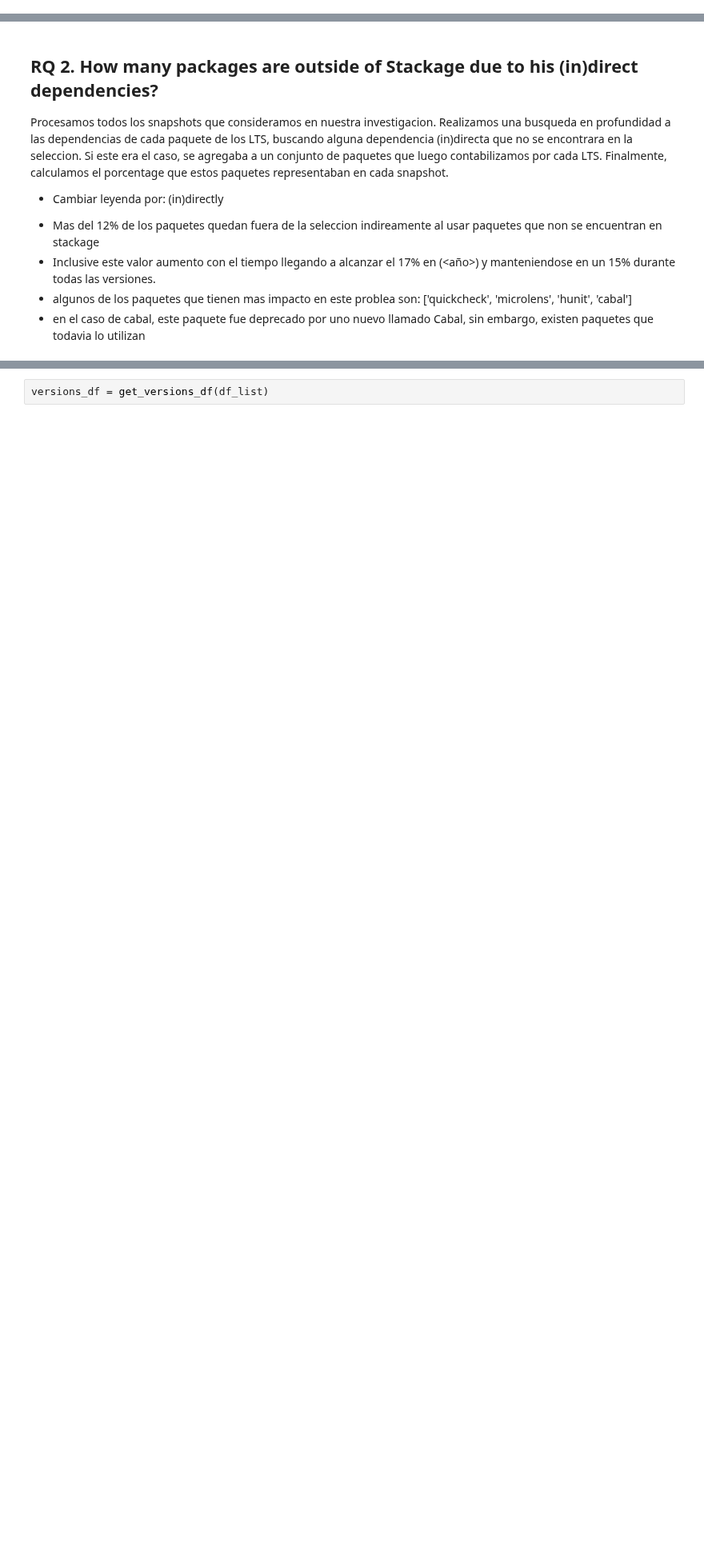
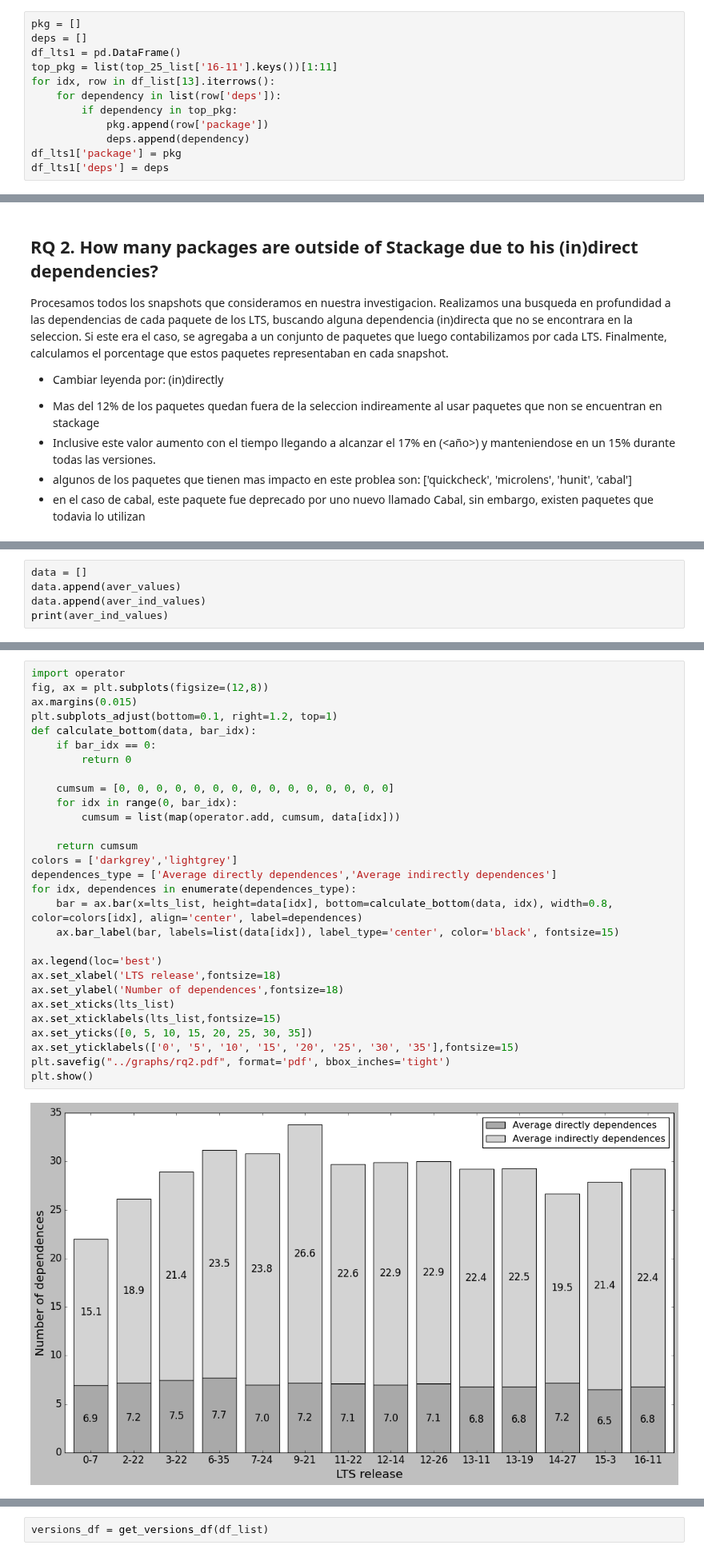
Before and after one commit to pragmaticslaboratory/stackage-evolution, a Jupyter notebook: notebooks/answers.ipynb, the cells around one changed output, grey strips where cells are left out. Shown at 80% size. Cells and saved outputs as stored; diff of their text form; blank space fills up the shorter version.

```diff
--- a/notebooks/answers.ipynb
+++ b/notebooks/answers.ipynb
@@ -469,0 +692,12 @@ for idx, lts in enumerate(lts_list):
+# %%
+pkg = []
+deps = []
+df_lts1 = pd.DataFrame()
+top_pkg = list(top_25_list['16-11'].keys())[1:11]
+for idx, row in df_list[13].iterrows():
+    for dependency in list(row['deps']):
+        if dependency in top_pkg:
+            pkg.append(row['package'])
+            deps.append(dependency)
+df_lts1['package'] = pkg
+df_lts1['deps'] = deps
@@ -564,0 +841,5 @@ out_transitive_pkgs = get_pkgs_out_transitively(df_list)
+# %%
+data = []
+data.append(aver_values)
+data.append(aver_ind_values)
+print(aver_ind_values)
@@ -564,0 +848,31 @@ out_transitive_pkgs = get_pkgs_out_transitively(df_list)
+# %%
+import operator
+fig, ax = plt.subplots(figsize=(12,8))
+ax.margins(0.015)
+plt.subplots_adjust(bottom=0.1, right=1.2, top=1)
+def calculate_bottom(data, bar_idx):
+    if bar_idx == 0:
+        return 0
+
+    cumsum = [0, 0, 0, 0, 0, 0, 0, 0, 0, 0, 0, 0, 0, 0, 0]
+    for idx in range(0, bar_idx):
+        cumsum = list(map(operator.add, cumsum, data[idx]))
+
+    return cumsum
+colors = ['darkgrey','lightgrey']
+dependences_type = ['Average directly dependences','Average indirectly dependences']
+for idx, dependences in enumerate(dependences_type):
+    bar = ax.bar(x=lts_list, height=data[idx], bottom=calculate_bottom(data, idx), width=0.8, color=colors[idx], align='center', label=dependences)
+    ax.bar_label(bar, labels=list(data[idx]), label_type='center', color='black', fontsize=15)
+
+ax.legend(loc='best')
+ax.set_xlabel('LTS release',fontsize=18)
+ax.set_ylabel('Number of dependences',fontsize=18)
+ax.set_xticks(lts_list)
+ax.set_xticklabels(lts_list,fontsize=15)
+ax.set_yticks([0, 5, 10, 15, 20, 25, 30, 35])
+ax.set_yticklabels(['0', '5', '10', '15', '20', '25', '30', '35'],fontsize=15)
+plt.savefig("../graphs/rq2.pdf", format='pdf', bbox_inches='tight')
+plt.show()
+# %% [output]
+[figure, added]
```
Also changed, not shown: parts of 34 cells of this notebook, 25 other files.
